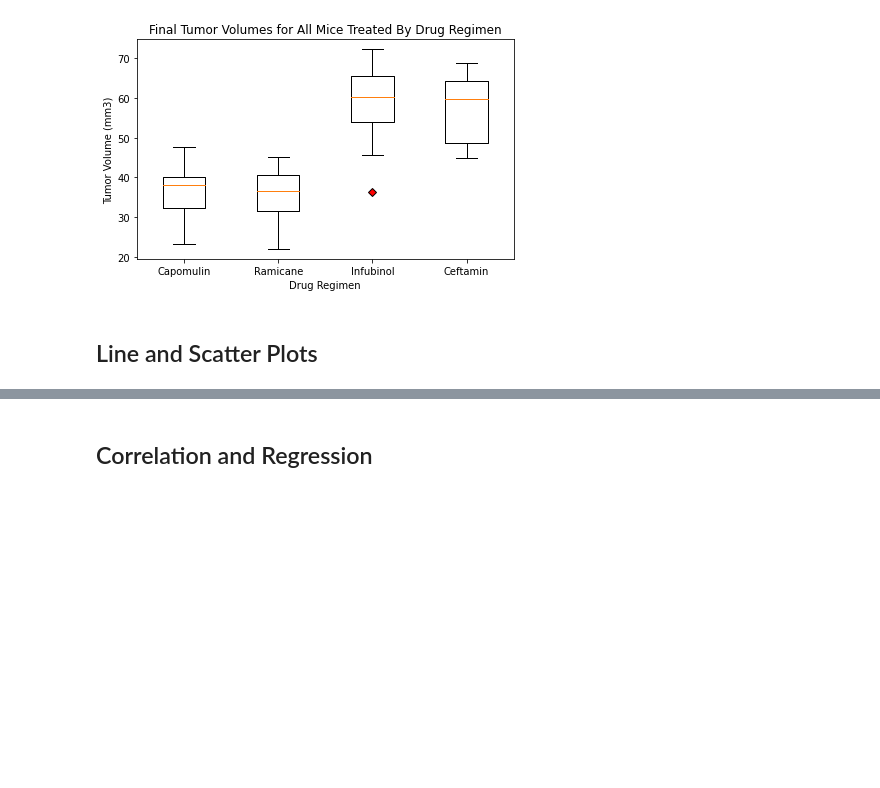
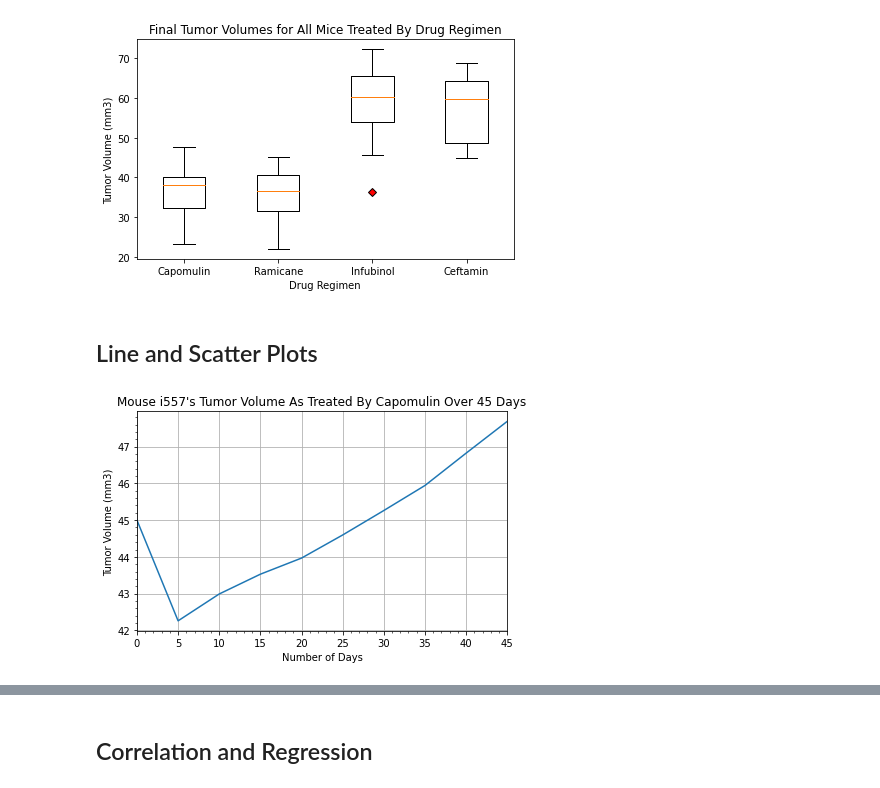
Before and after one commit to charlesphil/matplotlib-challenge, a Jupyter notebook: pymaceuticals_notebook.ipynb, the cells around one changed output, grey strips where cells are left out. Saved outputs shown, nothing was run; the diff lists cells and outputs as text; code cells hidden in the pictures; blank space fills up the shorter version.

```diff
--- a/pymaceuticals_starter.ipynb
+++ b/pymaceuticals_notebook.ipynb
@@ -339,0 +344,23 @@ plt.show()
+# %%
+# Generate a line plot of tumor volume vs. time point for a mouse treated with Capomulin
+
+# Mouse ID: i557 - get timepoints and tumor volumes and set index to the timepoint to plot using pandas
+mouse_df = clean_df.loc[clean_df['Mouse ID'] == 'i557', ['Timepoint', 'Tumor Volume (mm3)']]
+mouse_df = mouse_df.set_index(['Timepoint'])
+
+# Plot timepoints and tumor volume
+mouse_df.plot(
+    title="Mouse i557's Tumor Volume As Treated By Capomulin Over 45 Days",
+    xlabel="Number of Days",
+    ylabel="Tumor Volume (mm3)",
+    legend=False,
+    grid=True
+)
+
+# Display line plot
+plt.xlim(mouse_df.index.min(), mouse_df.index.max())
+plt.minorticks_on()
+plt.tight_layout()
+plt.show()
+# %% [output]
+[figure, added]
```
Also changed, not shown: parts of 11 cells of this notebook.
